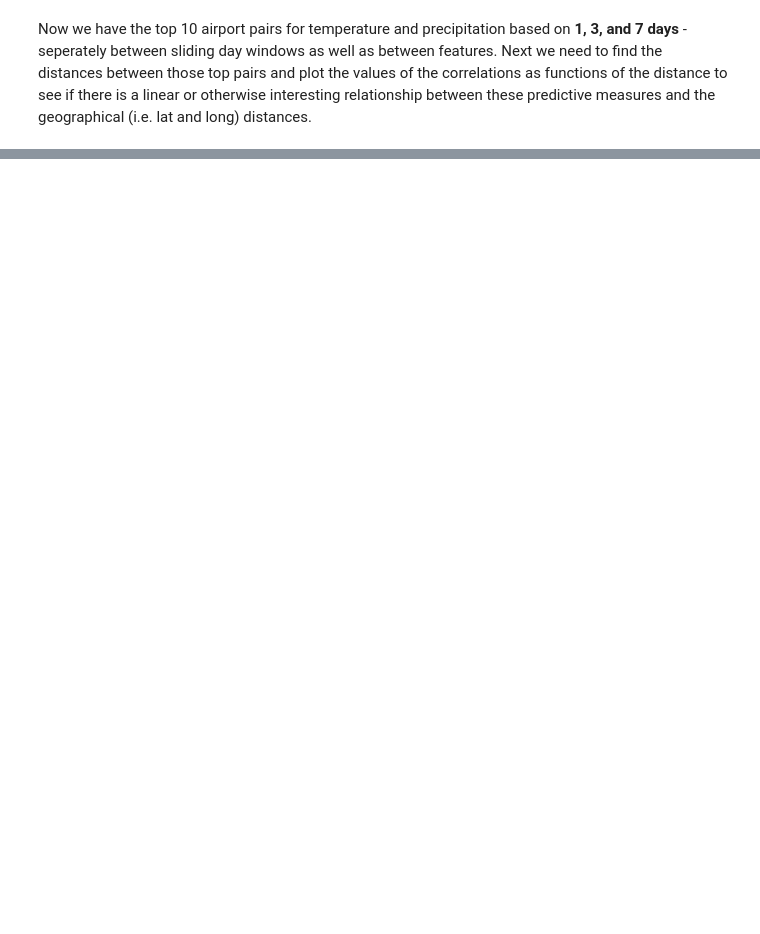
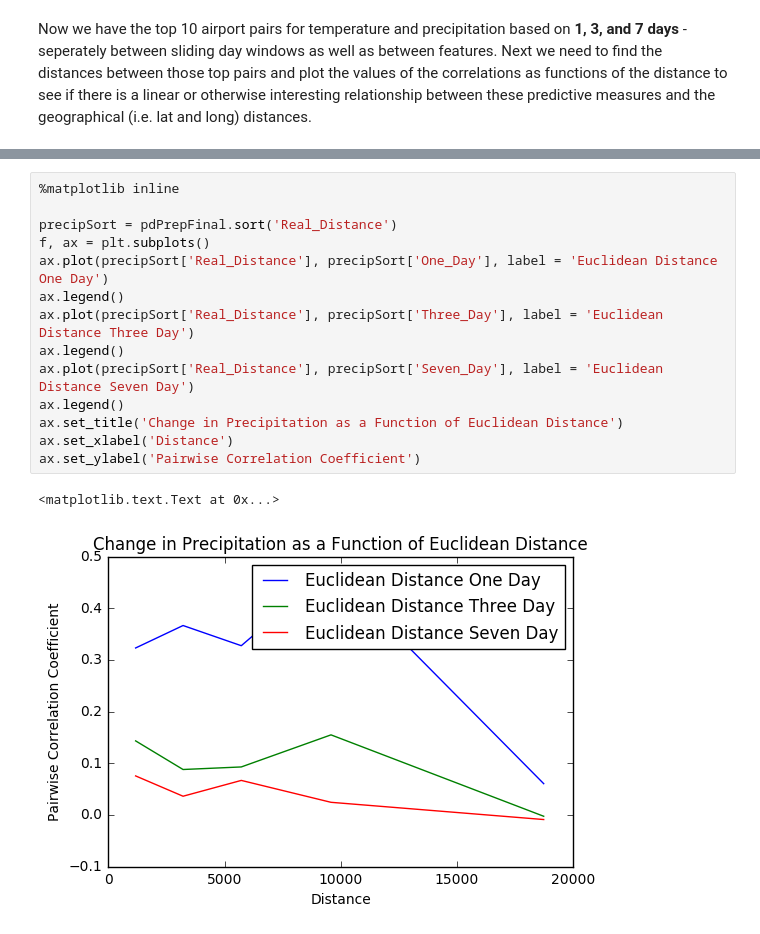
Before and after one commit to Thru-Echoes/python-ds-seminar, a Jupyter notebook: homeworks/hw5/hw5_omuellerklein.ipynb, the cells around one changed output, grey strips where cells are left out. Saved outputs shown, nothing was run; the diff lists cells and outputs as text; blank space fills up the shorter version.

```diff
--- a/homeworks/hw5/hw5_omuellerklein.ipynb
+++ b/homeworks/hw5/hw5_omuellerklein.ipynb
@@ -1003,0 +1189,17 @@ Now we have the top 10 airport pairs for temperature and precipitation based on
+# %%
+%matplotlib inline
+
+precipSort = pdPrepFinal.sort('Real_Distance')
+f, ax = plt.subplots()
+ax.plot(precipSort['Real_Distance'], precipSort['One_Day'], label = 'Euclidean Distance One Day')
+ax.legend()
+ax.plot(precipSort['Real_Distance'], precipSort['Three_Day'], label = 'Euclidean Distance Three Day')
+ax.legend()
+ax.plot(precipSort['Real_Distance'], precipSort['Seven_Day'], label = 'Euclidean Distance Seven Day')
+ax.legend()
+ax.set_title('Change in Precipitation as a Function of Euclidean Distance')
+ax.set_xlabel('Distance')
+ax.set_ylabel('Pairwise Correlation Coefficient')
+# %% [output]
+<matplotlib.text.Text at 0x...>
+[figure, added]
```
Also changed, not shown: parts of 18 cells of this notebook, 2 other files.
